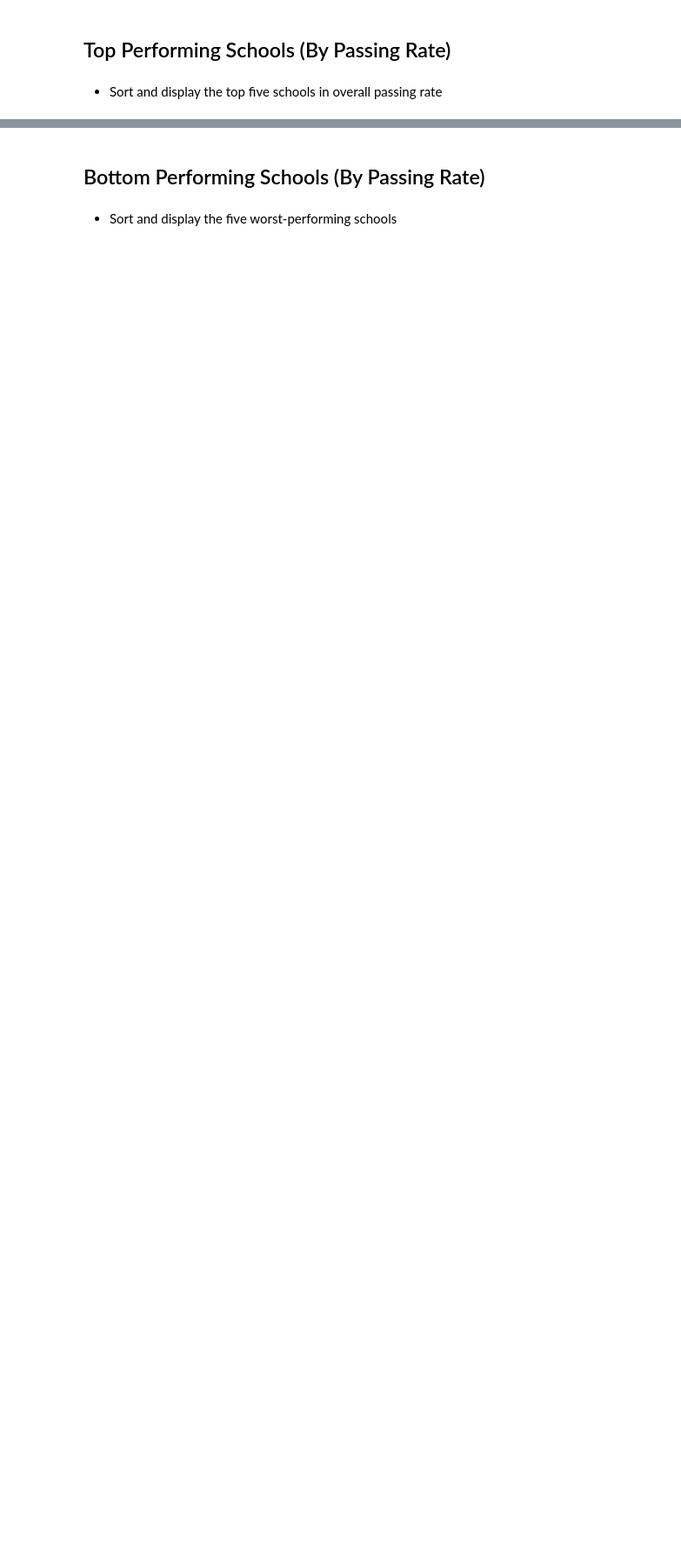
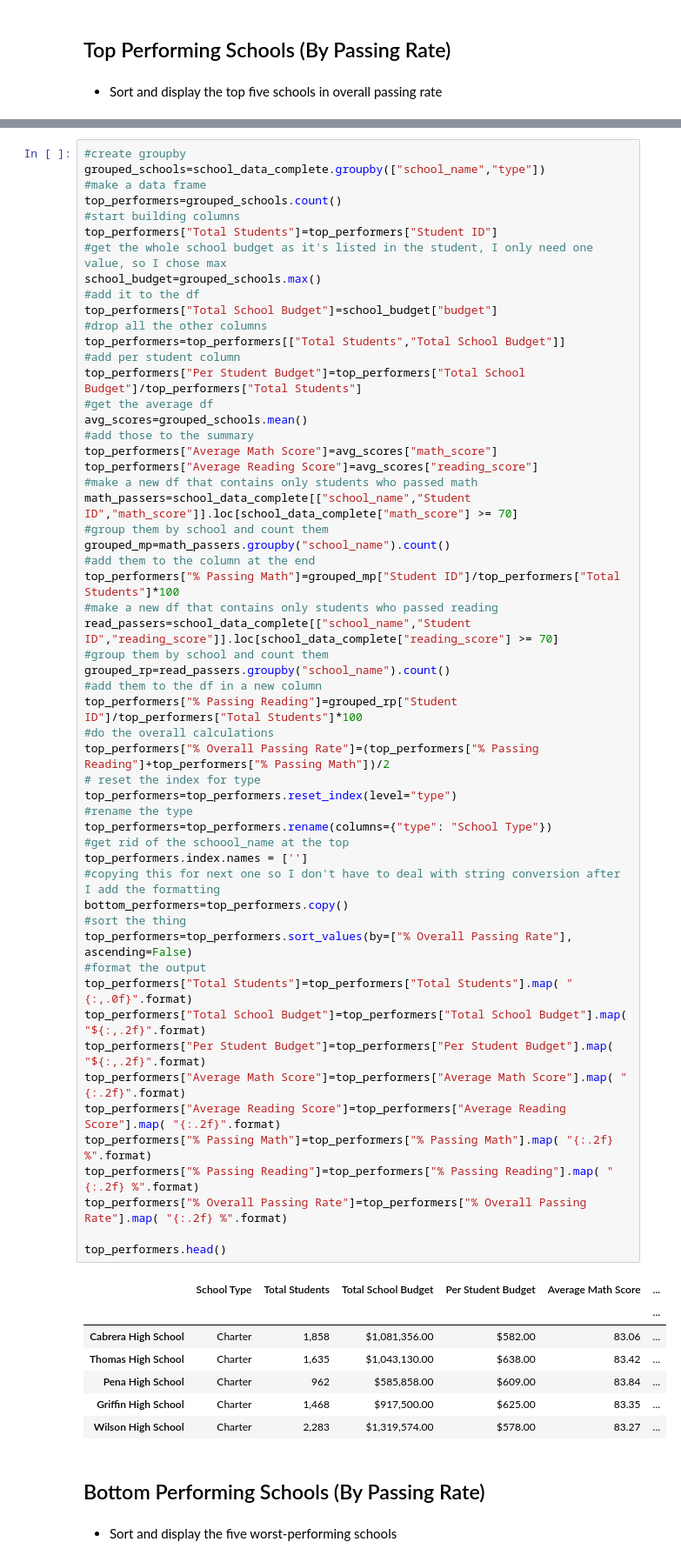
Before and after one commit to rschroer/allhomeworks, a Jupyter notebook: PyCitySchools/RPS_PyCityschools.ipynb, the cells around one changed output, grey strips where cells are left out. Shown: that part at 87% size. Drawn from its saved outputs; the diff is of its cells as text; blank space fills up the shorter version.

Commit message:
added top and bottom performers

```diff
--- a/PyCitySchools/RPS_PyCityschools.ipynb
+++ b/PyCitySchools/RPS_PyCityschools.ipynb
@@ -137,3 +141,66 @@ summary_df
+# %%
+#create groupby
+grouped_schools=school_data_complete.groupby(["school_name","type"])
+#make a data frame
+top_performers=grouped_schools.count()
+#start building columns
+top_performers["Total Students"]=top_performers["Student ID"]
+#get the whole school budget as it's listed in the student, I only need one value, so I chose max
+school_budget=grouped_schools.max()
+#add it to the df
+top_performers["Total School Budget"]=school_budget["budget"]
+#drop all the other columns
+top_performers=top_performers[["Total Students","Total School Budget"]]
+#add per student column
+top_performers["Per Student Budget"]=top_performers["Total School Budget"]/top_performers["Total Students"]
+#get the average df
+avg_scores=grouped_schools.mean()
+#add those to the summary
+top_performers["Average Math Score"]=avg_scores["math_score"]
+top_performers["Average Reading Score"]=avg_scores["reading_score"]
+#make a new df that contains only students who passed math
+math_passers=school_data_complete[["school_name","Student ID","math_score"]].loc[school_data_complete["math_score"] >= 70]
+#group them by school and count them
+grouped_mp=math_passers.groupby("school_name").count()
+#add them to the column at the end
+top_performers["% Passing Math"]=grouped_mp["Student ID"]/top_performers["Total Students"]*100
+#make a new df that contains only students who passed reading
+read_passers=school_data_complete[["school_name","Student ID","reading_score"]].loc[school_data_complete["reading_score"] >= 70]
+#group them by school and count them
+grouped_rp=read_passers.groupby("school_name").count()
+#add them to the df in a new column
+top_performers["% Passing Reading"]=grouped_rp["Student ID"]/top_performers["Total Students"]*100
+#do the overall calculations
+top_performers["% Overall Passing Rate"]=(top_performers["% Passing Reading"]+top_performers["% Passing Math"])/2
+# reset the index for type
+top_performers=top_performers.reset_index(level="type")
+#rename the type
+top_performers=top_performers.rename(columns={"type": "School Type"})
+#get rid of the schoool_name at the top
+top_performers.index.names = ['']
+#copying this for next one so I don't have to deal with string conversion after I add the formatting
+bottom_performers=top_performers.copy()
+#sort the thing
+top_performers=top_performers.sort_values(by=["% Overall Passing Rate"], ascending=False)
+#format the output
+top_performers["Total Students"]=top_performers["Total Students"].map( "{:,.0f}".format)
+top_performers["Total School Budget"]=top_performers["Total School Budget"].map( "${:,.2f}".format)
+top_performers["Per Student Budget"]=top_performers["Per Student Budget"].map( "${:,.2f}".format)
+top_performers["Average Math Score"]=top_performers["Average Math Score"].map( "{:.2f}".format)
+top_performers["Average Reading Score"]=top_performers["Average Reading Score"].map( "{:.2f}".format)
+top_performers["% Passing Math"]=top_performers["% Passing Math"].map( "{:.2f} %".format)
+top_performers["% Passing Reading"]=top_performers["% Passing Reading"].map( "{:.2f} %".format)
+top_performers["% Overall Passing Rate"]=top_performers["% Overall Passing Rate"].map( "{:.2f} %".format)
+
+top_performers.head()
+# %% [output]
+|  | School Type | Total Students | Total School Budget | Per Student Budget | Average Math Score | ... |
+|  |  |  |  |  |  | ... |
+| Cabrera High School | Charter | 1,858 | $1,081,356.00 | $582.00 | 83.06 | ... |
+| Thomas High School | Charter | 1,635 | $1,043,130.00 | $638.00 | 83.42 | ... |
+| Pena High School | Charter | 962 | $585,858.00 | $609.00 | 83.84 | ... |
+| Griffin High School | Charter | 1,468 | $917,500.00 | $625.00 | 83.35 | ... |
+| Wilson High School | Charter | 2,283 | $1,319,574.00 | $578.00 | 83.27 | ... |
 # %% [markdown]
 ## Bottom Performing Schools (By Passing Rate)
 # %% [markdown]
```
Also changed, not shown: parts of 4 cells of this notebook.
